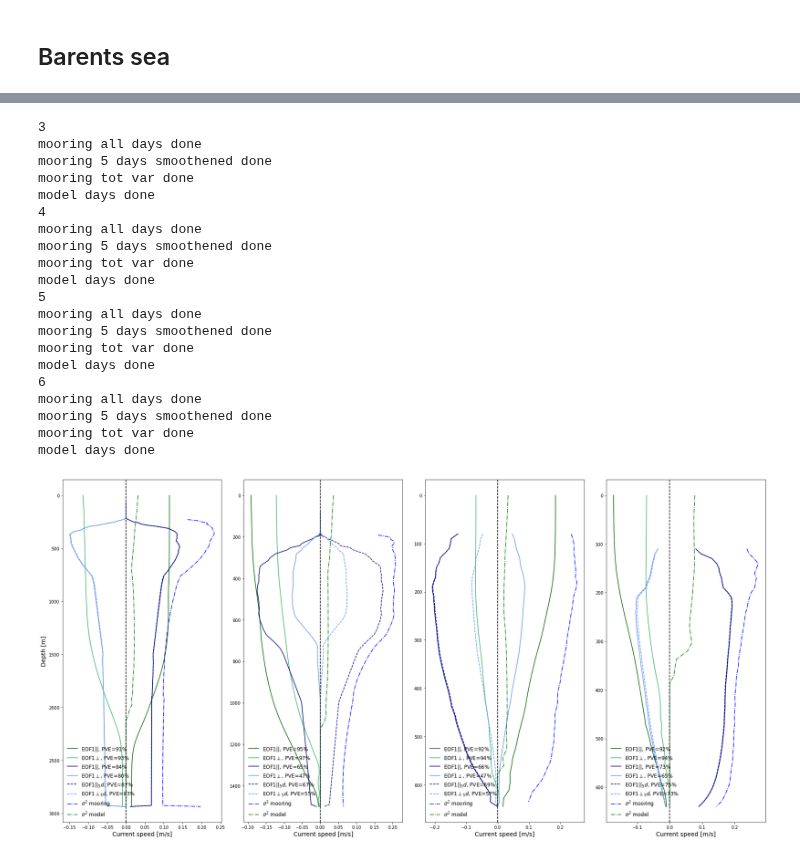
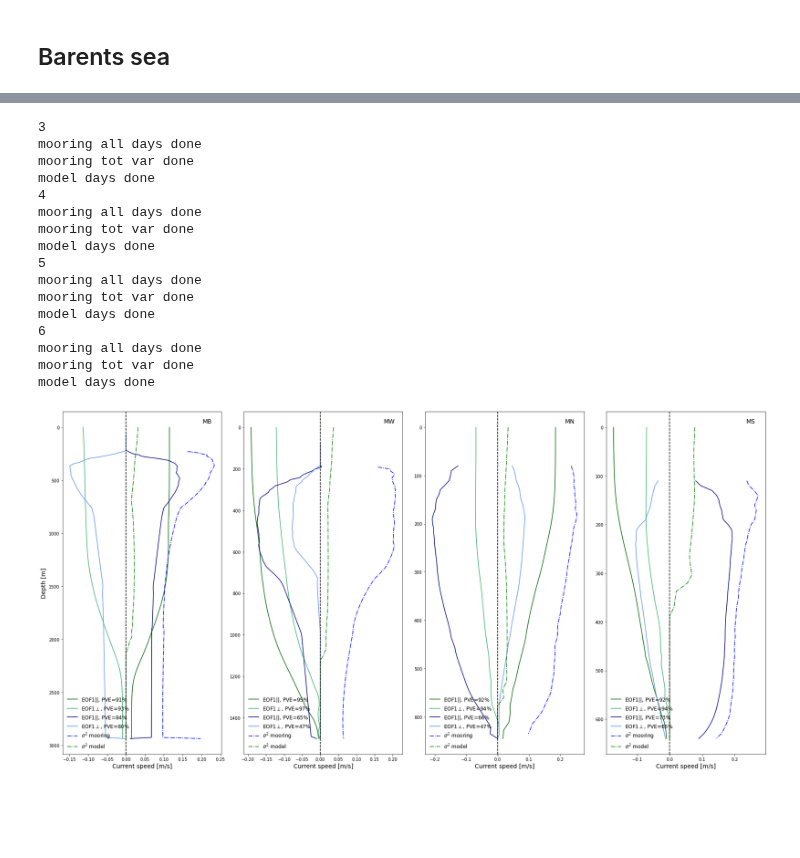
Before and after one commit to kaje2301/Master_2022, a Jupyter notebook: Model_Moor_EOF.ipynb, the cells around one changed output, grey strips where cells are left out. Cells and saved outputs as stored; diff of their text form; code cells hidden in the pictures; blank space fills up the shorter version.

```diff
--- a/Model_Moor_EOF.ipynb
+++ b/Model_Moor_EOF.ipynb
@@ -806,6 +804,7 @@ fig, axs = plt.subplots(1,3,figsize=(20,12))
 #plt.suptitle('EOF1 & EOF1-rotated for moorning-data located in the Barents Sea ', horizontalalignment='center', fontsize=24)
 
 axs[0].set_ylabel('Depth [m]', fontsize=14)
+mooring =['2017','2015','2013']
 
 for axs, i, b, t in zip(axs.flat, [2,1,0], [178,133,133], [0,0,0]):
     print(i)
@@ -816,13 +815,14 @@ for axs, i, b, t in zip(axs.flat, [2,1,0], [178,133,133], [0,0,0]):
     EOFp, EOFo, PVEp, PVEo, = PCz_op_moor(U,V,vec_mr)
     print('mooring all days done')
 
+    '''
     # Mooring, 5 dager smooth
     Us = vel_l[i][0].rolling(TIME=5).mean()*10**(-2)
     Vs = vel_l[i][1].rolling(TIME=5).mean()*10**(-2)
     vec_mr = moor_vec[i][:,0]
     EOFps, EOFos, PVEps, PVEos, = PCz_op_moor(Us.isel(TIME=slice(5,-1)),Vs.isel(TIME=slice(5,-1)),vec_mr)
     print('mooring 5 days smoothened done')
-
+    '''
     # tot. varians moor.
     var_mr = tot_var_nDEPTH(vel_l_[i][0]*10**(-2),vel_l_[i][1]*10**(-2))
     print('total variance mooring done')
@@ -858,8 +858,8 @@ for axs, i, b, t in zip(axs.flat, [2,1,0], [178,133,133], [0,0,0]):
     axs.plot(EOFo,dyp_mr, label= f'EOF1$\perp$, PVE={PVEo}%', color='cornflowerblue')
 
     # Plottign EOF moor 5 dager average, BLUE --
-    axs.plot(EOFps,dyp_mr, linestyle='--', label= f'EOF1$||_5d$, PVE={PVEps}%', color='navy')
-    axs.plot(EOFos,dyp_mr, linestyle='--', label= f'EOF1$\perp_5d$, PVE={PVEos}%', color='cornflowerblue')
+    #axs.plot(EOFps,dyp_mr, linestyle='--', label= f'EOF1$||_5d$, PVE={PVEps}%', color='navy')
+    #axs.plot(EOFos,dyp_mr, linestyle='--', label= f'EOF1$\perp_5d$, PVE={PVEos}%', color='cornflowerblue')
 
     # Plotting mod and moor tot.varians with depth
     axs.plot(var_mr,dyp_mr, linestyle='-.', label= f'$\sigma^2$ mooring', color='b')
@@ -869,6 +869,7 @@ for axs, i, b, t in zip(axs.flat, [2,1,0], [178,133,133], [0,0,0]):
     axs.invert_yaxis()
     axs.set_xlabel('Current speed [m/s]', fontsize=14)
     axs.legend(frameon=False, fontsize=12, loc="lower left")
+    axs.text(0.88, 0.98, f'{mooring[i]}', color='k', fontsize=14, transform=axs.transAxes, verticalalignment='top')
 
 fig.tight_layout()
 
@@ -896,6 +894,7 @@ fig, axs = plt.subplots(1,4,figsize=(24,12))
 #plt.suptitle('EOF1 & EOF1-rotated for moorning-data located in the Barents Sea ', horizontalalignment='center', fontsize=24)
 
 axs[0].set_ylabel('Depth [m]', fontsize=14)
+mooring=['MB', 'MW','MN','MS']
 
 for axs, i, b, t in zip(axs.flat, [3,4,5,6], [2935,1500,645,640], [70,80,80,110]):
     print(i)
@@ -906,13 +905,14 @@ for axs, i, b, t in zip(axs.flat, [3,4,5,6], [2935,1500,645,640], [70,80,80,110]
     EOFp, EOFo, PVEp, PVEo, = PCz_op_moor(U,V,vec_mr)
     print('mooring all days done')
 
+    '''
     # Mooring, 5 dager smooth
     Us = vel_l[i][0].rolling(TIME=5).mean()
     Vs = vel_l[i][1].rolling(TIME=5).mean()
     vec_mr = moor_vec[i][:,0]
     EOFps, EOFos, PVEps, PVEos, = PCz_op_moor(Us.isel(TIME=slice(5,-1)),Vs.isel(TIME=slice(5,-1)),vec_mr)
     print('mooring 5 days smoothened done')
-
+    '''
     # tot. varians moor.
     var_mr = tot_var_DEPTH(vel_l_[i][0],vel_l_[i][1])
     print('mooring tot var done ')
@@ -946,41 +946,38 @@ for axs, i, b, t in zip(axs.flat, [3,4,5,6], [2935,1500,645,640], [70,80,80,110]
     axs.plot(EOFp,dyp_mr, label= f'EOF1$||$, PVE={PVEp}%', color='navy')
     axs.plot(EOFo,dyp_mr, label= f'EOF1$\perp$, PVE={PVEo}%', color='cornflowerblue')
     # Plottign EOF moor 5 dager average, BLUE --
-    axs.plot(EOFps,dyp_mr, linestyle='--', label= f'EOF1$||_5d$, PVE={PVEps}%', color='navy')
-    axs.plot(EOFos,dyp_mr, linestyle='--', label= f'EOF1$\perp_5d$, PVE={PVEos}%', color='cornflowerblue')
+    #axs.plot(EOFps,dyp_mr, linestyle='--', label= f'EOF1$||_5d$, PVE={PVEps}%', color='navy')
+    #axs.plot(EOFos,dyp_mr, linestyle='--', label= f'EOF1$\perp_5d$, PVE={PVEos}%', color='cornflowerblue')
     # Plotting mod and moor tot.varians with depth
     axs.plot(var_mr,dyp_mr, linestyle='-.', label= f'$\sigma^2$ mooring', color='b')
     axs.plot(var_mo,dyp_mo, linestyle='-.', label= f'$\sigma^2$ model', color='g')
 
     axs.axvline(0, color='k', linestyle = '--')
     axs.invert_yaxis()
     axs.set_xlabel('Current speed [m/s]', fontsize=14)
     axs.legend(frameon=False, fontsize=12, loc="lower left")
+    axs.text(0.88, 0.98, f'{mooring[i-3]}', color='k', fontsize=14, transform=axs.transAxes, verticalalignment='top')
 fig.tight_layout()
 
 plt.savefig('EOF_lofoten_all.pdf', dpi = 300)
 # %% [output]
 3
 mooring all days done
-mooring 5 days smoothened done
 mooring tot var done
 model days done
 4
 mooring all days done
-mooring 5 days smoothened done
 mooring tot var done
 model days done
 5
 mooring all days done
-mooring 5 days smoothened done
 mooring tot var done
 model days done
 6
 mooring all days done
-mooring 5 days smoothened done
 mooring tot var done
 model days done
-[figure, old version]
+[figure, new version]
 # %%
 warnings.simplefilter("ignore")
 fig, axs = plt.subplots(1,3,figsize=(20,12))
```
Also changed, not shown: parts of 7 cells of this notebook, 4 other files.
